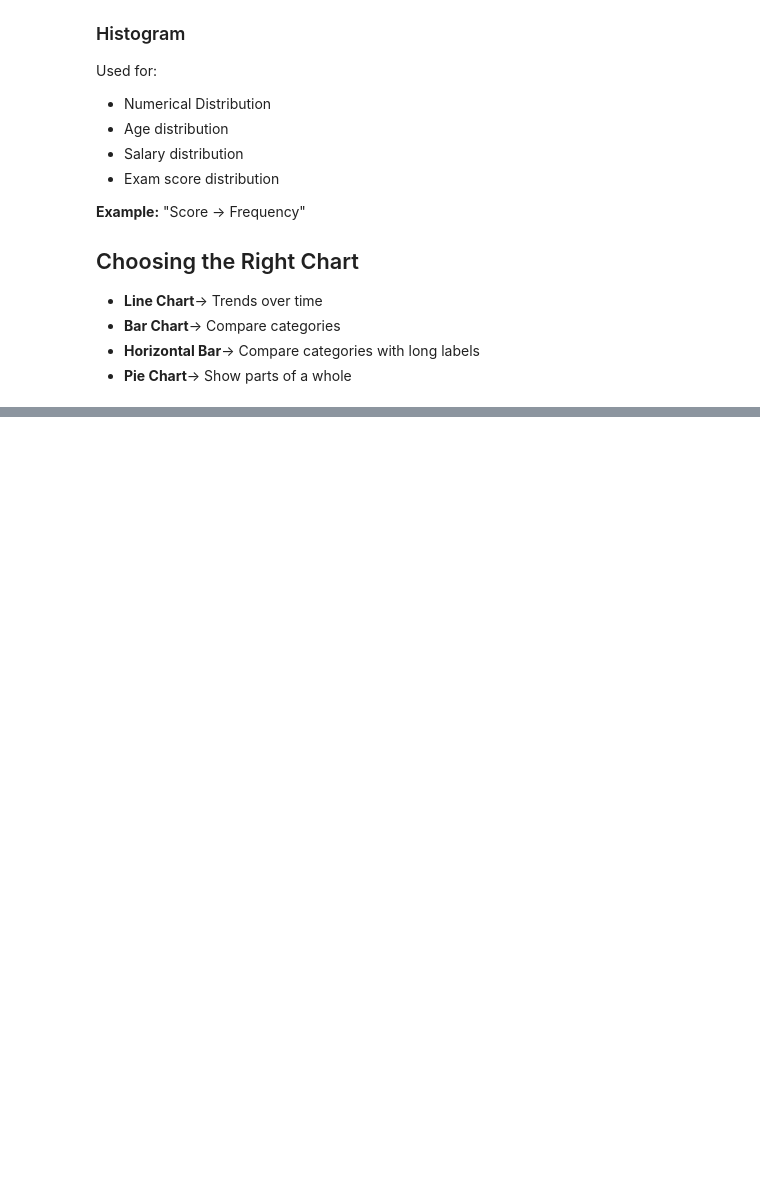
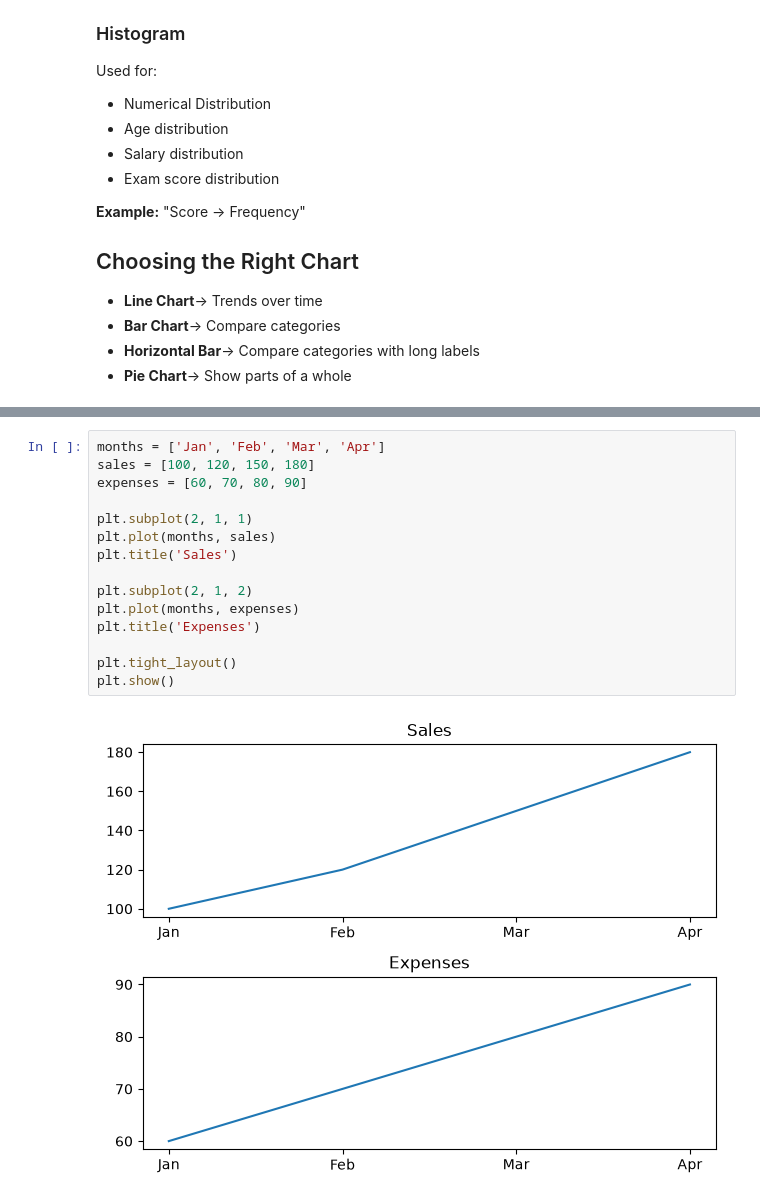
Before and after one commit to geff-ghost/notebooks, a Jupyter notebook: whatsapp_py/WhatsAppJourney.ipynb, the cells around one changed output, grey strips where cells are left out. Drawn from its saved outputs; the diff is of its cells as text; blank space fills up the shorter version.

```diff
--- a/whatsapp_py/WhatsAppJourney.ipynb
+++ b/whatsapp_py/WhatsAppJourney.ipynb
@@ -1602,0 +1655,17 @@ Used for:
+# %%
+months = ['Jan', 'Feb', 'Mar', 'Apr']
+sales = [100, 120, 150, 180]
+expenses = [60, 70, 80, 90]
+
+plt.subplot(2, 1, 1)
+plt.plot(months, sales)
+plt.title('Sales')
+
+plt.subplot(2, 1, 2)
+plt.plot(months, expenses)
+plt.title('Expenses')
+
+plt.tight_layout()
+plt.show()
+# %% [output]
+[figure, added]
```
Also changed, not shown: parts of 11 cells of this notebook.
